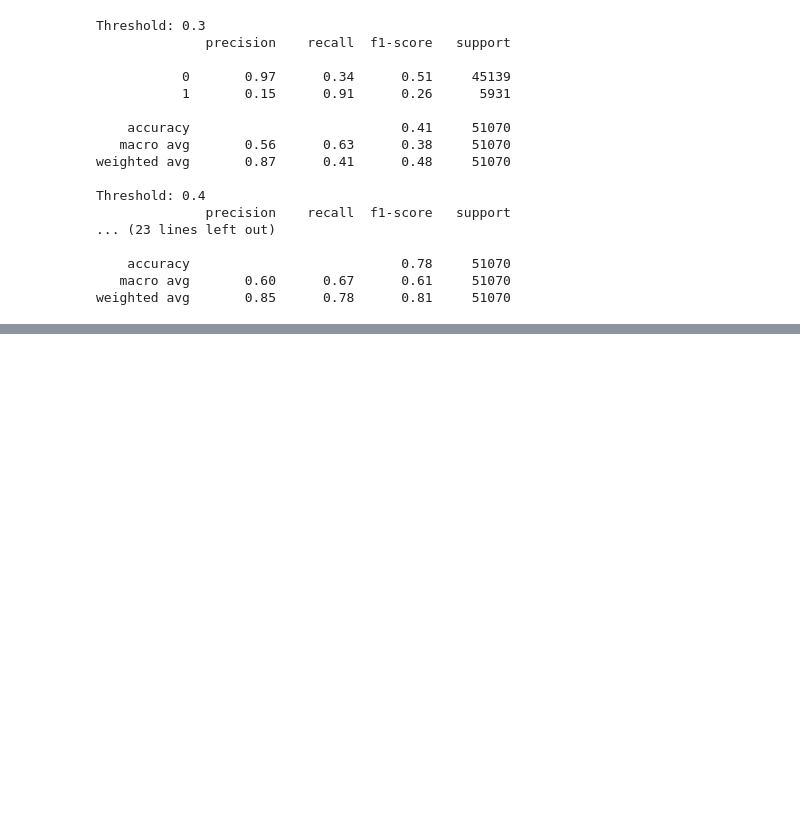
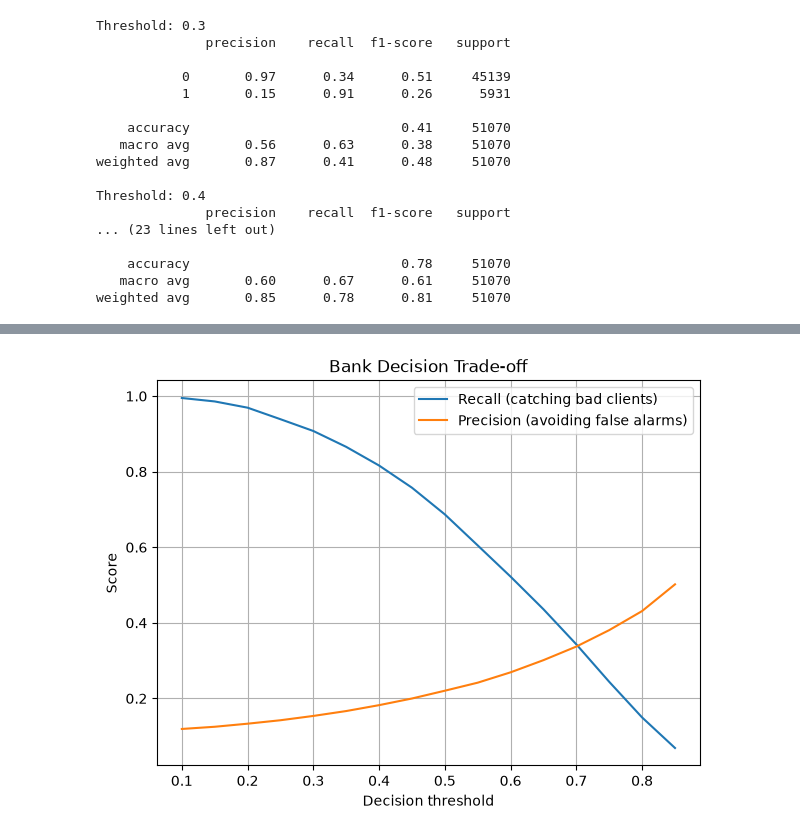
Before and after one commit to IrinaEkb/Loan_Default, a Jupyter notebook: notebooks/03_model_preparation.ipynb, the cells around one changed output, grey strips where cells are left out. Saved outputs shown, nothing was run; the diff lists cells and outputs as text; code cells hidden in the pictures; blank space fills up the shorter version.

```diff
--- a/notebooks/03_model_preparation.ipynb
+++ b/notebooks/03_model_preparation.ipynb
@@ -110,0 +153,24 @@ weighted avg       0.85      0.78      0.81     51070
+# %%
+thresholds = np.arange(0.1, 0.9, 0.05)
+
+recall_list = []
+precision_list = []
+
+for t in thresholds:
+    y_pred_t = (y_proba > t).astype(int)
+    recall_list.append(recall_score(y_test, y_pred_t))
+    precision_list.append(precision_score(y_test, y_pred_t))
+
+plt.figure(figsize=(7, 5))
+
+plt.plot(thresholds, recall_list, label="Recall (catching bad clients)")
+plt.plot(thresholds, precision_list, label="Precision (avoiding false alarms)")
+
+plt.title("Bank Decision Trade-off")
+plt.xlabel("Decision threshold")
+plt.ylabel("Score")
+plt.legend()
+plt.grid()
+plt.show()
+# %% [output]
+[figure, added]
```
Also changed, not shown: parts of 4 cells of this notebook, 1 other file.
